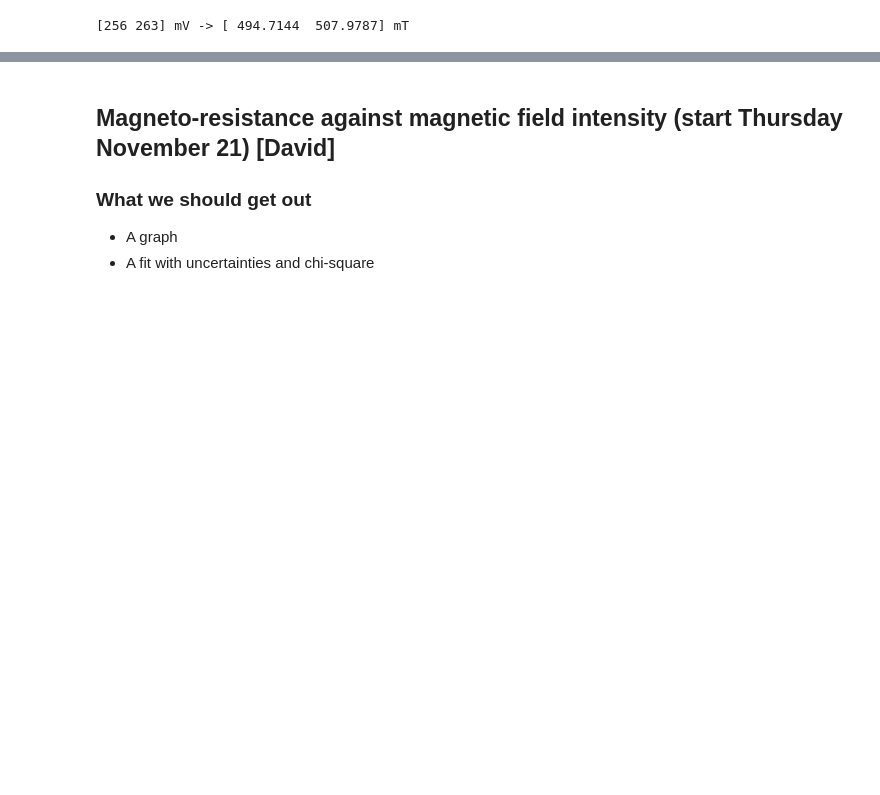
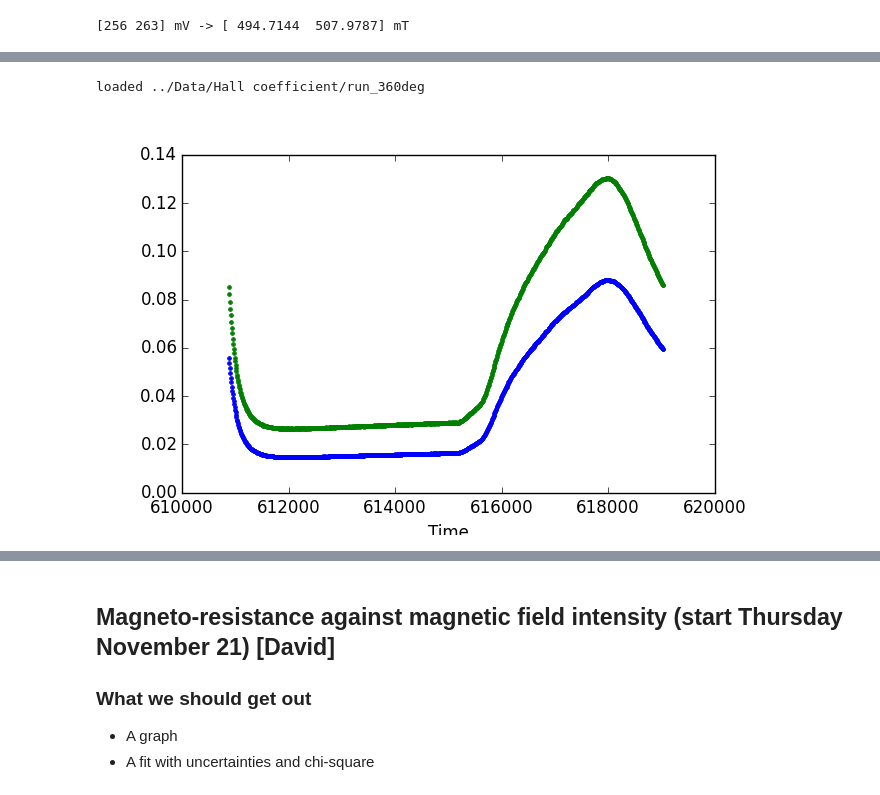
Before and after one commit to ejetzer/hall, a Jupyter notebook: Outline/Lab Outline.ipynb, the cells around one changed output, grey strips where cells are left out. Drawn from its saved outputs; the diff is of its cells as text; code cells hidden in the pictures; blank space fills up the shorter version.

Commit message:
Added plots of yesterdays data run

```diff
--- a/Outline/Lab Outline.ipynb
+++ b/Outline/Lab Outline.ipynb
@@ -573,0 +560,19 @@ fig3
+# %%
+# Looking at time evo for Hall measurements (1)
+
+data_file = '../Data/Hall coefficient/run_360deg'
+
+databox = spinmob.data.load(data_file)
+pylab.clf()
+xs = databox.c('c8') - 1447775014 # Time in seconds
+for i in range(4, 6):
+        vals = databox.c('c{:d}'.format(i))
+        #ts, ys = [x for x in xs if x < 10000], [y for x, y in zip(xs, vals) if x < 10000]
+        #print pylab.std(ys)
+        pylab.plot(xs, vals, '.')
+pylab.xlabel('Time')
+pylab.savefig('../Graphs/error_test.png')
+Image('../Graphs/error_test.png')
+# %% [output]
+loaded ../Data/Hall coefficient/run_360deg
+[figure, added]
```
Also changed, not shown: parts of 13 cells of this notebook, 18 other files.
